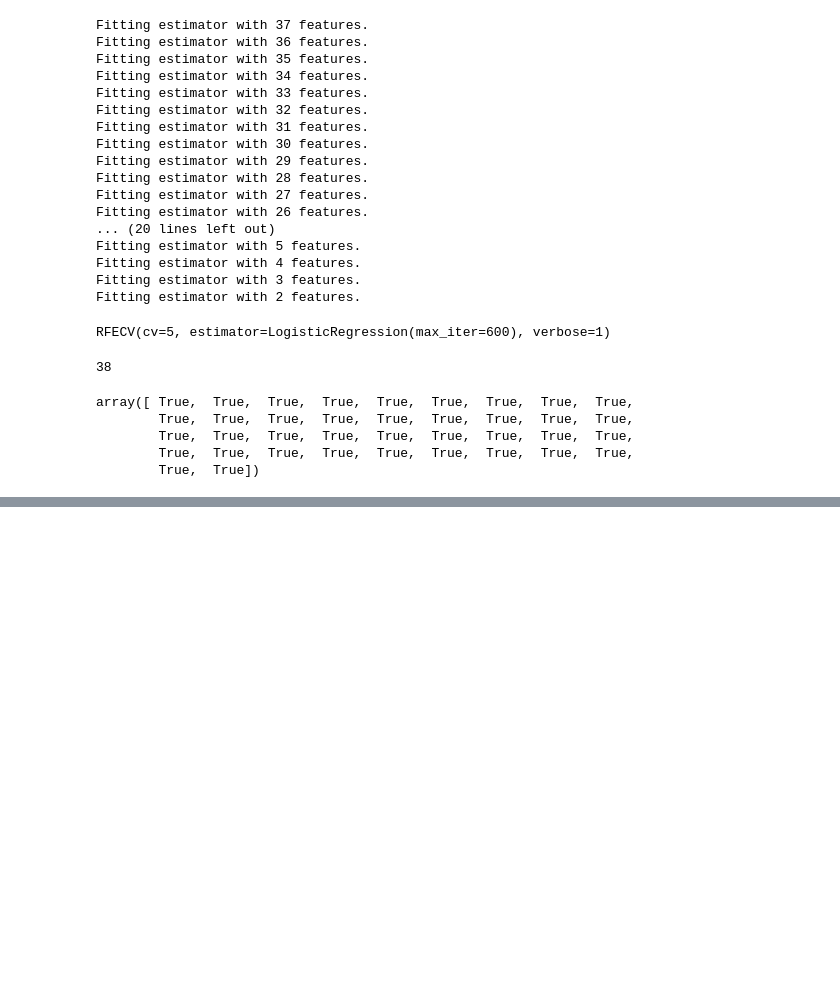
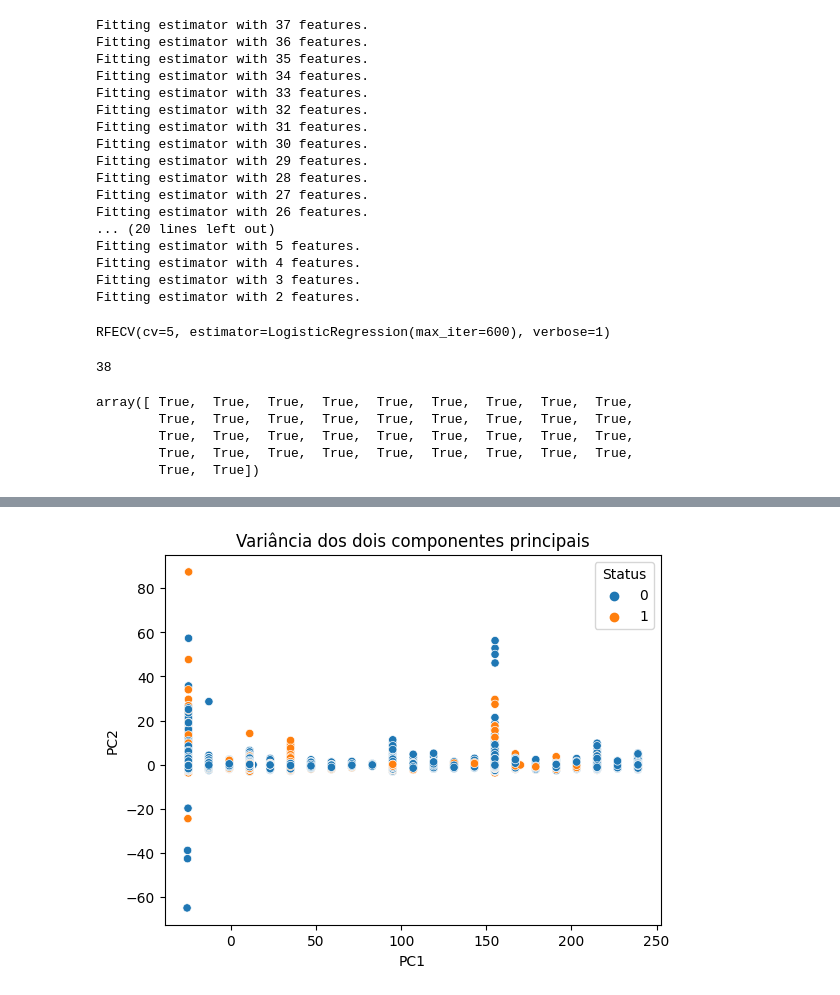
Before and after one commit to fernandobrancher/project_machine_learning_iii, a Jupyter notebook: project_loan_defaulters.ipynb, the cells around one changed output, grey strips where cells are left out. Drawn from its saved outputs; the diff is of its cells as text; code cells hidden in the pictures; blank space fills up the shorter version.

```diff
--- a/project_loan_defaulters.ipynb
+++ b/project_loan_defaulters.ipynb
@@ -625,0 +652,10 @@ array([ True,  True,  True,  True,  True,  True,  True,  True,  True,
+# %%
+X_train_pca = pca.transform(X_train_transformed)
+# %%
+treino_temp = treino.reset_index(drop=True)
+
+treino_pca = pd.DataFrame(X_train_pca, columns=['PC1', 'PC2'])
+
+treino_pca['Status'] = treino_temp['Status']
+
+treino_pca.head()
@@ -625,0 +669,8 @@ array([ True,  True,  True,  True,  True,  True,  True,  True,  True,
+# %%
+sns.scatterplot(data=treino_pca,
+                x="PC1", y="PC2",
+                hue="Status")
+plt.title('Variância dos dois componentes principais')
+plt.show()
+# %% [output]
+[figure, added]
```
Also changed, not shown: parts of 6 cells of this notebook.
